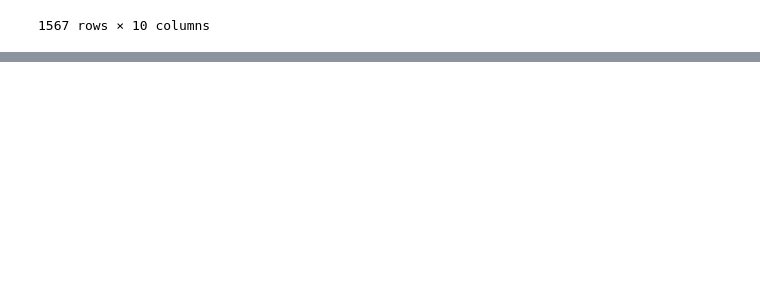
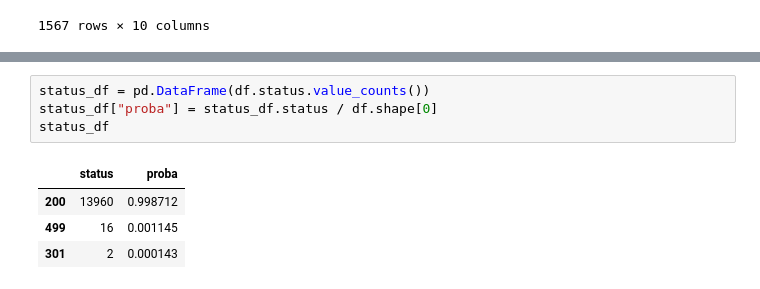
Before and after one commit to brandonjbryant/anomaly-detection-exercises, a Jupyter notebook: discrete_anomaly_detection.ipynb, the cells around one changed output, grey strips where cells are left out. Saved outputs shown, nothing was run; the diff lists cells and outputs as text; blank space fills up the shorter version.

```diff
--- a/discrete_anomaly_detection.ipynb
+++ b/discrete_anomaly_detection.ipynb
@@ -439,0 +462,9 @@ df[(df['proba_status_given_request_method'] > 0.9) & (df['rm_proba'] < 0.2)]
+# %%
+status_df = pd.DataFrame(df.status.value_counts())
+status_df["proba"] = status_df.status / df.shape[0]
+status_df
+# %% [output]
+|  | status | proba |
+| 200 | 13960 | 0.998712 |
+| 499 | 16 | 0.001145 |
+| 301 | 2 | 0.000143 |
```
Also changed, not shown: parts of 11 cells of this notebook.
